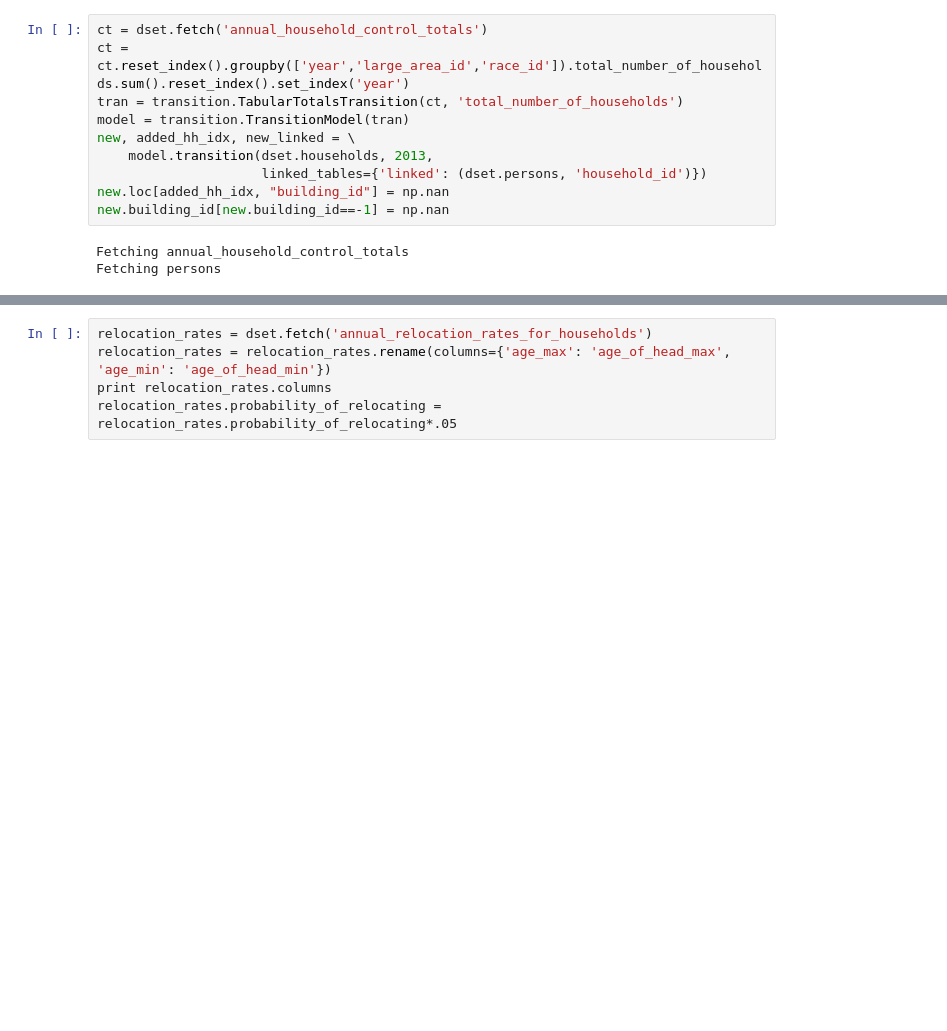
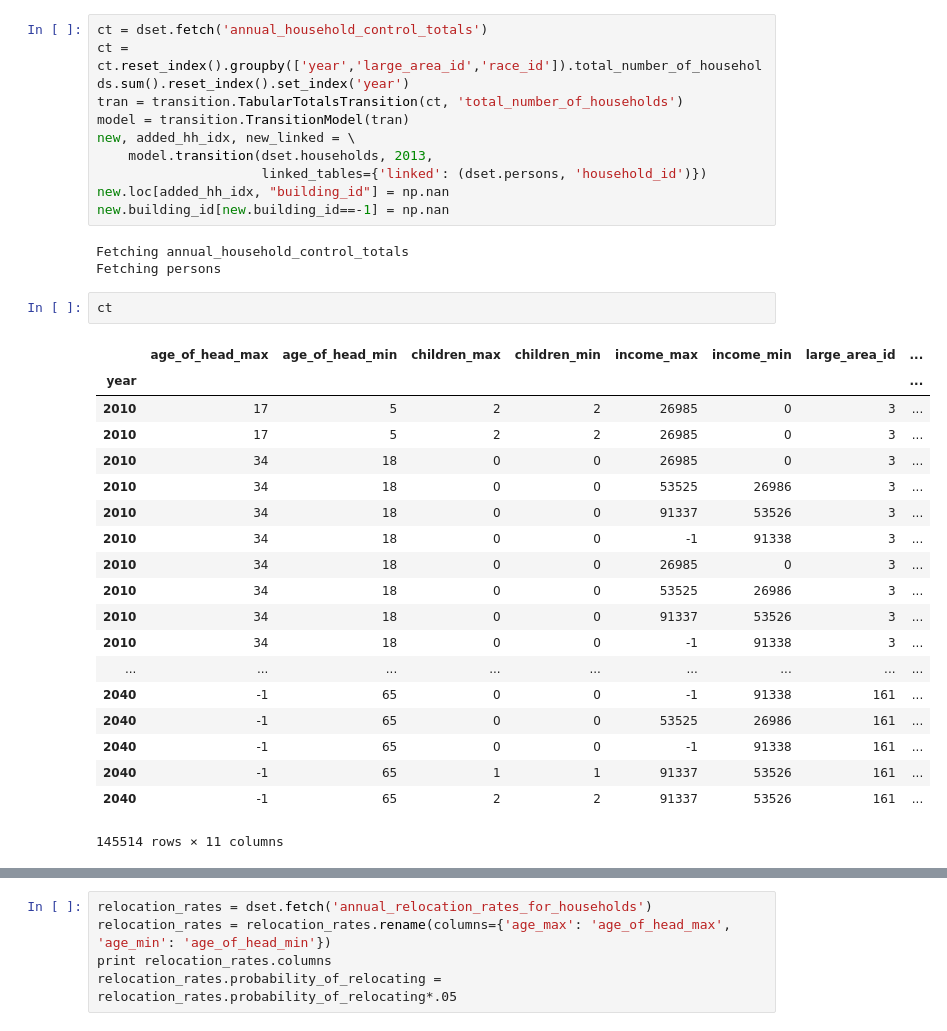
Before and after one commit to SEMCOG/semcog_urbansim, a Jupyter notebook: transition.ipynb, the cells around one changed output, grey strips where cells are left out. Cells and saved outputs as stored; diff of their text form; blank space fills up the shorter version.

Commit message:
transition model-  more categories in control totals table

```diff
--- a/transition.ipynb
+++ b/transition.ipynb
@@ -37,6 +37,28 @@ new.building_id[new.building_id==-1] = np.nan
 # %% [output]
 Fetching annual_household_control_totals
 Fetching persons
+# %%
+ct
+# %% [output]
+|  | age_of_head_max | age_of_head_min | children_max | children_min | income_max | income_min | large_area_id | ... |
+| year |  |  |  |  |  |  |  | ... |
+| 2010 | 17 | 5 | 2 | 2 | 26985 | 0 | 3 | ... |
+| 2010 | 17 | 5 | 2 | 2 | 26985 | 0 | 3 | ... |
+| 2010 | 34 | 18 | 0 | 0 | 26985 | 0 | 3 | ... |
+| 2010 | 34 | 18 | 0 | 0 | 53525 | 26986 | 3 | ... |
+| 2010 | 34 | 18 | 0 | 0 | 91337 | 53526 | 3 | ... |
+| 2010 | 34 | 18 | 0 | 0 | -1 | 91338 | 3 | ... |
+| 2010 | 34 | 18 | 0 | 0 | 26985 | 0 | 3 | ... |
+| 2010 | 34 | 18 | 0 | 0 | 53525 | 26986 | 3 | ... |
+| 2010 | 34 | 18 | 0 | 0 | 91337 | 53526 | 3 | ... |
+| 2010 | 34 | 18 | 0 | 0 | -1 | 91338 | 3 | ... |
+| ... | ... | ... | ... | ... | ... | ... | ... | ... |
+| 2040 | -1 | 65 | 0 | 0 | -1 | 91338 | 161 | ... |
+| 2040 | -1 | 65 | 0 | 0 | 53525 | 26986 | 161 | ... |
+| 2040 | -1 | 65 | 0 | 0 | -1 | 91338 | 161 | ... |
+| 2040 | -1 | 65 | 1 | 1 | 91337 | 53526 | 161 | ... |
+| 2040 | -1 | 65 | 2 | 2 | 91337 | 53526 | 161 | ... |
+145514 rows × 11 columns
 # %%
 ct = dset.fetch('annual_household_control_totals')
 #ct = ct.reset_index().groupby(['year','large_area_id','race_id']).total_number_of_households.sum().reset_index().set_index('year')
```
Also changed, not shown: parts of 1 cell of this notebook, 2 other files.
